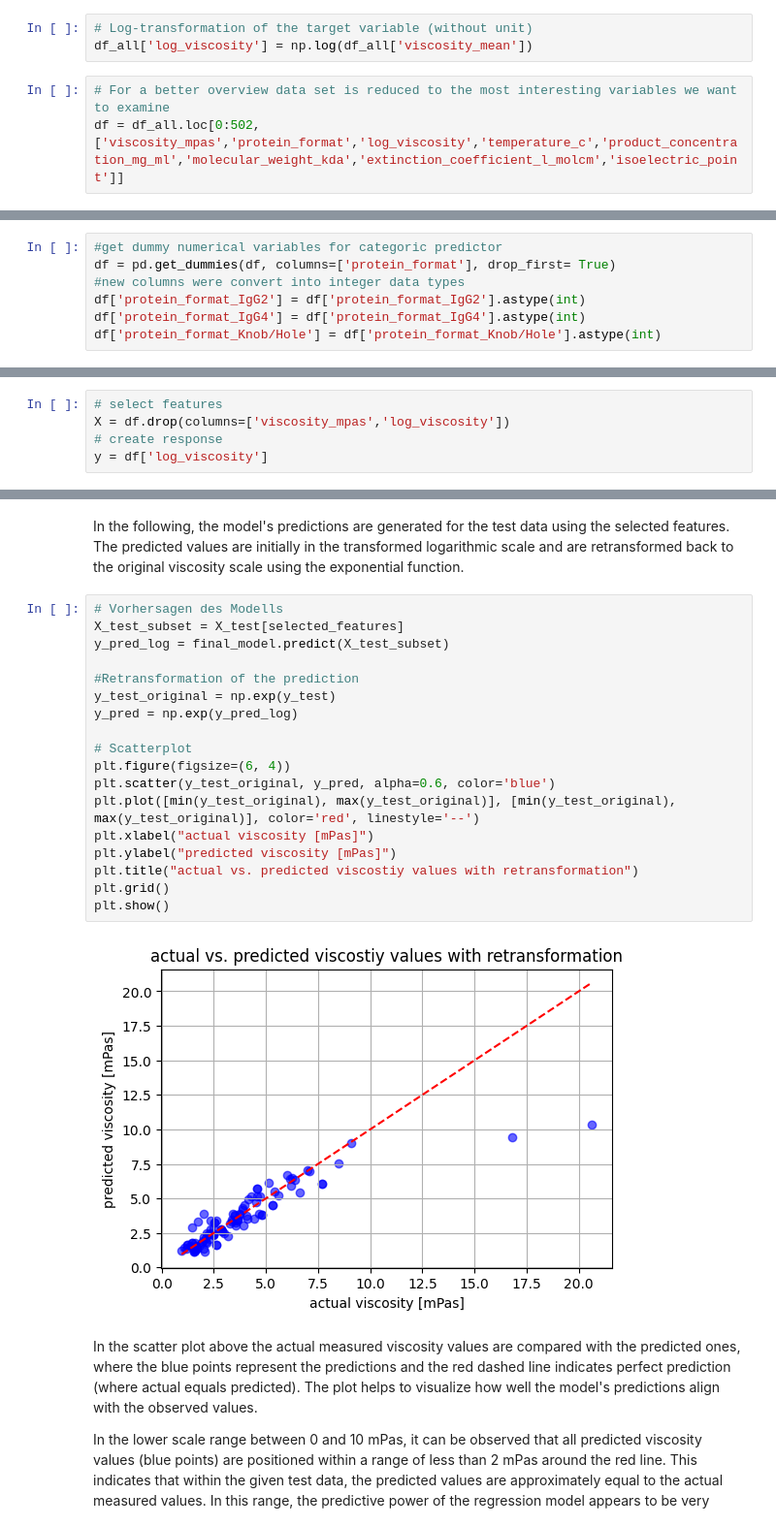
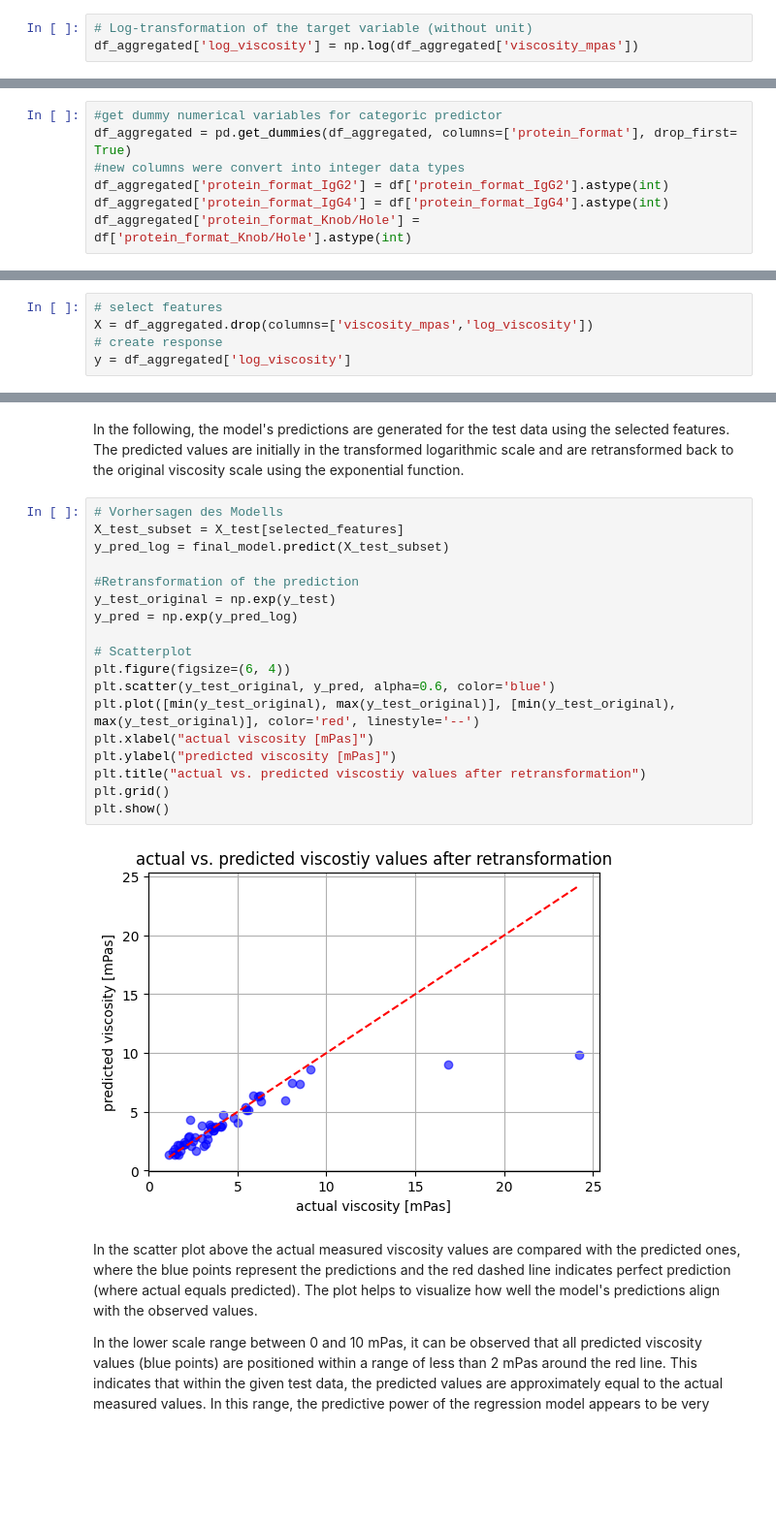
Before and after one commit to hempelt/project, a Jupyter notebook: reports/report.ipynb, the cells around one changed output, grey strips where cells are left out. Shown: that part at 97% size. Drawn from its saved outputs; the diff is of its cells as text; blank space fills up the shorter version.

```diff
--- a/reports/report.ipynb
+++ b/reports/report.ipynb
@@ -131,6 +129,3 @@ df_all['viscosity_mean'] = (
 # %%
 # Log-transformation of the target variable (without unit)
-df_all['log_viscosity'] = np.log(df_all['viscosity_mean'])
+df_aggregated['log_viscosity'] = np.log(df_aggregated['viscosity_mpas'])
-# %%
-# For a better overview data set is reduced to the most interesting variables we want to examine
-df = df_all.loc[0:502,['viscosity_mpas','protein_format','log_viscosity','temperature_c','product_concentration_mg_ml','molecular_weight_kda','extinction_coefficient_l_molcm','isoelectric_point']]
@@ -247,11 +242,11 @@ In the left graph the distribution of the viscosity values in mPas within the fo
 These variables can be transformed to numerical variables using the function pd.get_dummies:
 # %%
 #get dummy numerical variables for categoric predictor
-df = pd.get_dummies(df, columns=['protein_format'], drop_first= True)
+df_aggregated = pd.get_dummies(df_aggregated, columns=['protein_format'], drop_first= True)
 #new columns were convert into integer data types
-df['protein_format_IgG2'] = df['protein_format_IgG2'].astype(int)
-df['protein_format_IgG4'] = df['protein_format_IgG4'].astype(int)
-df['protein_format_Knob/Hole'] = df['protein_format_Knob/Hole'].astype(int)
+df_aggregated['protein_format_IgG2'] = df['protein_format_IgG2'].astype(int)
+df_aggregated['protein_format_IgG4'] = df['protein_format_IgG4'].astype(int)
+df_aggregated['protein_format_Knob/Hole'] = df['protein_format_Knob/Hole'].astype(int)
 # %% [markdown]
 ## Methodology
 # %% [markdown]
@@ -310,9 +305,9 @@ The correlation matrix above reveals significant relationships among several pre
 In contrast, no multicollinearity is observed between the temperature and any other predictor variable. The same is true for the product concentration (product_concentration_mg_ml). However, care must be taken when handling the other predictor variables during model development. A stepwise selection approach, where collinear predictor variables are added or removed one at a time, could help identify the best combination of features to optimize the model’s predictive performance while minimizing redundancy.
 # %%
 # select features
-X = df.drop(columns=['viscosity_mpas','log_viscosity'])
+X = df_aggregated.drop(columns=['viscosity_mpas','log_viscosity'])
 # create response
-y = df['log_viscosity']
+y = df_aggregated['log_viscosity']
 # %% [markdown]
 ### Train-Test Split
 
@@ -438,23 +443,23 @@ In the following, the model's predictions are generated for the test data using
 # %%
 # Vorhersagen des Modells
 X_test_subset = X_test[selected_features]
 y_pred_log = final_model.predict(X_test_subset)
 
 #Retransformation of the prediction
 y_test_original = np.exp(y_test)
 y_pred = np.exp(y_pred_log)
 
 # Scatterplot
 plt.figure(figsize=(6, 4))
 plt.scatter(y_test_original, y_pred, alpha=0.6, color='blue')
 plt.plot([min(y_test_original), max(y_test_original)], [min(y_test_original), max(y_test_original)], color='red', linestyle='--')
 plt.xlabel("actual viscosity [mPas]")
 plt.ylabel("predicted viscosity [mPas]")
-plt.title("actual vs. predicted viscostiy values with retransformation")
+plt.title("actual vs. predicted viscostiy values after retransformation")
 plt.grid()
 plt.show()
 # %% [output]
-[figure, old version]
+[figure, new version]
 # %% [markdown]
 In the scatter plot above the actual measured viscosity values are compared with the predicted ones, where the blue points represent the predictions and the red dashed line indicates perfect prediction (where actual equals predicted). The plot helps to visualize how well the model's predictions align with the observed values.
 
```
Also changed, not shown: parts of 25 cells of this notebook, 1 other file.
